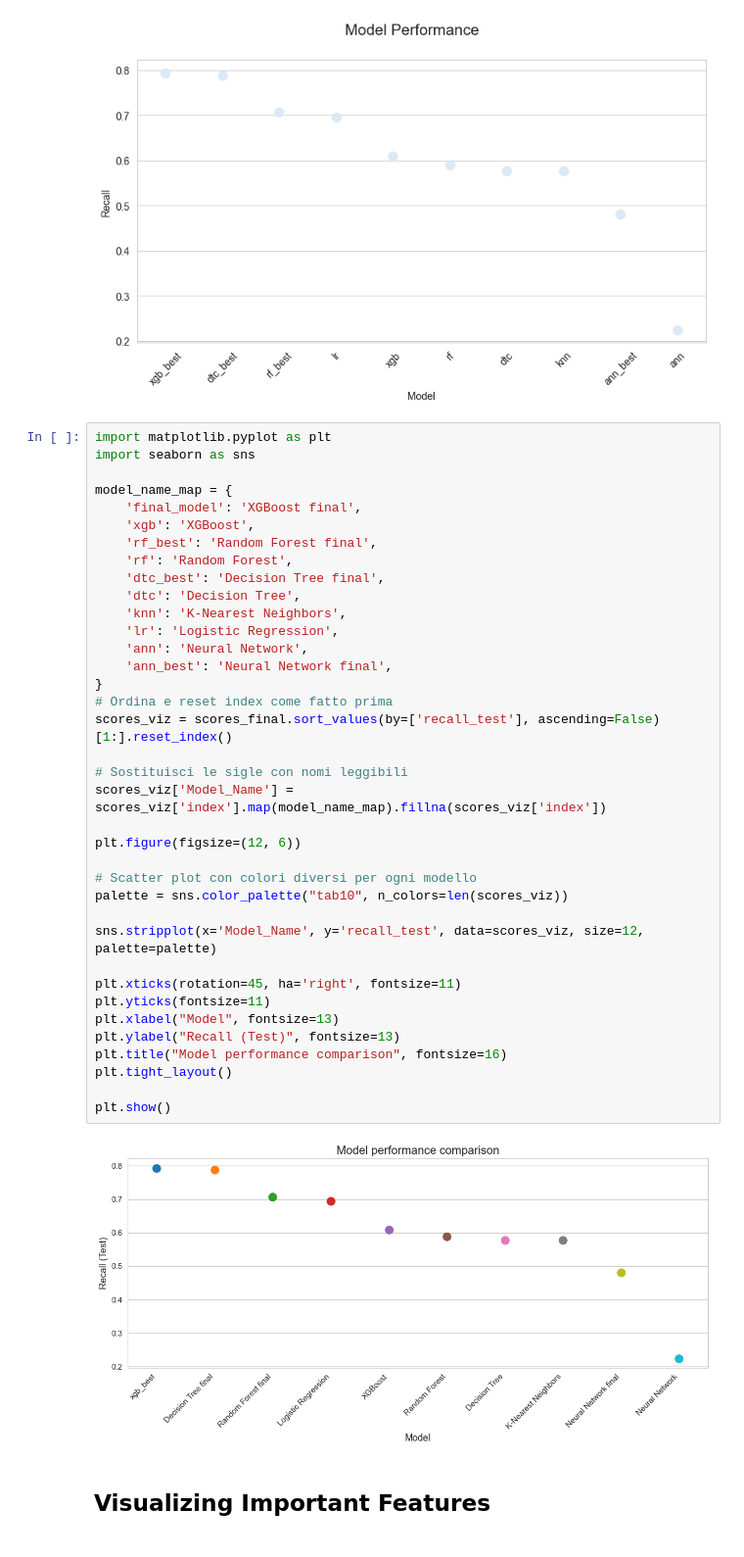
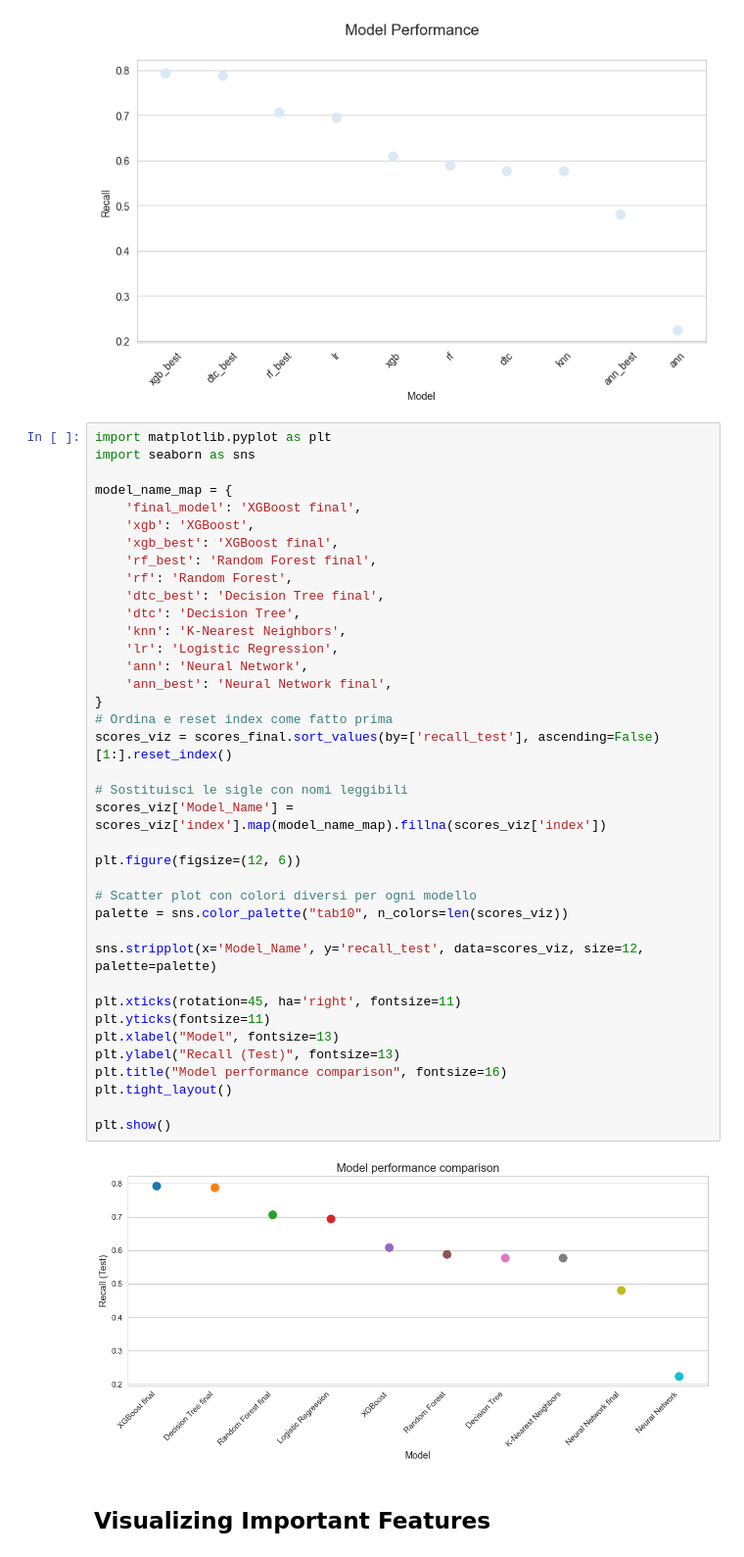
Before and after one commit to valebonato/prova, a Jupyter notebook: final_notebook.ipynb, the cells around one changed output. Shown at 98% size. Cells and saved outputs as stored; diff of their text form.

```diff
--- a/final_notebook.ipynb
+++ b/final_notebook.ipynb
@@ -2247,38 +2247,39 @@ import seaborn as sns
 model_name_map = {
     'final_model': 'XGBoost final',
     'xgb': 'XGBoost',
+    'xgb_best': 'XGBoost final',
     'rf_best': 'Random Forest final',
     'rf': 'Random Forest',
     'dtc_best': 'Decision Tree final',
     'dtc': 'Decision Tree',
     'knn': 'K-Nearest Neighbors',
     'lr': 'Logistic Regression',
     'ann': 'Neural Network',
     'ann_best': 'Neural Network final',
 }
 # Ordina e reset index come fatto prima
 scores_viz = scores_final.sort_values(by=['recall_test'], ascending=False)[1:].reset_index()
 
 # Sostituisci le sigle con nomi leggibili
 scores_viz['Model_Name'] = scores_viz['index'].map(model_name_map).fillna(scores_viz['index'])
 
 plt.figure(figsize=(12, 6))
 
 # Scatter plot con colori diversi per ogni modello
 palette = sns.color_palette("tab10", n_colors=len(scores_viz))
 
 sns.stripplot(x='Model_Name', y='recall_test', data=scores_viz, size=12, palette=palette)
 
 plt.xticks(rotation=45, ha='right', fontsize=11)
 plt.yticks(fontsize=11)
 plt.xlabel("Model", fontsize=13)
 plt.ylabel("Recall (Test)", fontsize=13)
 plt.title("Model performance comparison", fontsize=16)
 plt.tight_layout()
 
 plt.show()
 # %% [output]
-[figure, old version]
+[figure, new version]
 # %% [markdown]
 ## Visualizing Important Features
 # %%
```
Also changed, not shown: parts of 12 cells of this notebook.
